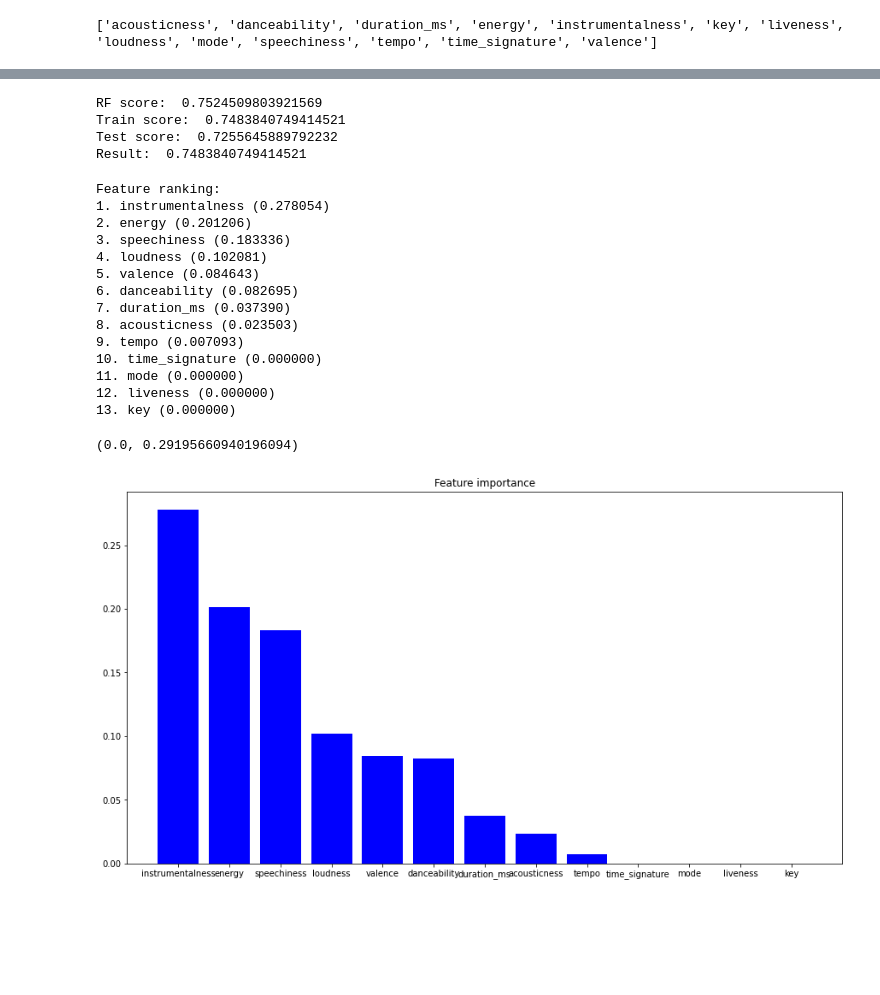
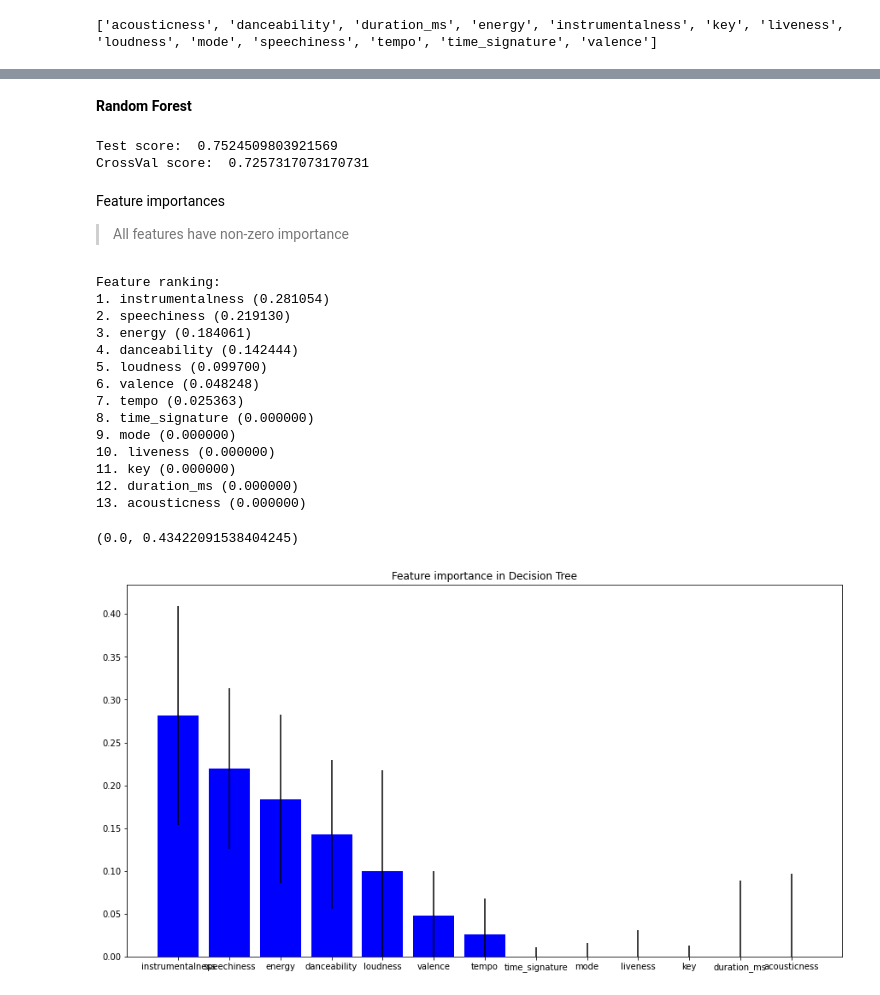
Before and after one commit to he16946/Data_Labs, a Jupyter notebook: Spotify.ipynb, the cells around one changed output, grey strips where cells are left out. Cells and saved outputs as stored; diff of their text form; code cells hidden in the pictures; blank space fills up the shorter version.

```diff
--- a/Spotify.ipynb
+++ b/Spotify.ipynb
@@ -126,0 +193,16 @@ Test score:  0.7182174043962661
+# %%
+importances = dt.feature_importances_
+indices = np.argsort(importances)[::-1]
+
+print("Feature ranking:")
+for f in range(x.shape[1]):
+  print("%d. %s (%f)" % (f + 1, features[indices[f]], importances[indices[f]]))
+
+fig = plt.figure()
+plt.title("Feature importance in Decision Tree")
+plt.bar(range(x.shape[1]), importances[indices], color="b", align="center")
+plt.xticks(range(x.shape[1]), np.array(features)[indices])
+plt.xlim([-1, x.shape[1]])
+fig.set_size_inches(15, 8)
+axes = plt.gca()
+axes.set_ylim([0, None])
@@ -127,45 +226,48 @@ Test score:  0.7182174043962661
+# %% [markdown]
+**Random Forest**
 # %%
 rf = RandomForestClassifier(n_estimators = 100, max_depth = 4, random_state = 32)
 rf.fit(x_train, y_train)
-print("RF score: ", rf.score(x_test, y_test))
-print("Train score: ", cross_validate(rf, x_train, y_train)['test_score'].mean())
-print("Test score: ", cross_validate(rf, x_test, y_test)['test_score'].mean())
+print("Test score: ", rf.score(x_test, y_test))
+print("CrossVal score: ", cross_validate(rf, x_test, y_test, cv = 10)['test_score'].mean())
 # %% [output]
-RF score:  0.7524509803921569
-Train score:  0.7483840749414521
-Test score:  0.7255645889792232
-Result:  0.7483840749414521
+Test score:  0.7524509803921569
+CrossVal score:  0.7257317073170731
+# %% [markdown]
+Feature importances
+
+> All features have non-zero importance
 # %%
-dt.fit(x, y)
 importances = dt.feature_importances_
+std = np.std([tree.feature_importances_ for tree in rf.estimators_], axis=0)
 indices = np.argsort(importances)[::-1]
 
 print("Feature ranking:")
 for f in range(x.shape[1]):
   print("%d. %s (%f)" % (f + 1, features[indices[f]], importances[indices[f]]))
 
 fig = plt.figure()
-plt.title("Feature importance")
-plt.bar(range(x.shape[1]), importances[indices], color="b", align="center")
+plt.title("Feature importance in Decision Tree")
+plt.bar(range(x.shape[1]), importances[indices], color="b", yerr=std[indices],align="center")
 plt.xticks(range(x.shape[1]), np.array(features)[indices])
 plt.xlim([-1, x.shape[1]])
 fig.set_size_inches(15, 8)
 axes = plt.gca()
 axes.set_ylim([0, None])
 # %% [output]
 Feature ranking:
-1. instrumentalness (0.278054)
-2. energy (0.201206)
-3. speechiness (0.183336)
-4. loudness (0.102081)
-5. valence (0.084643)
-6. danceability (0.082695)
-7. duration_ms (0.037390)
-8. acousticness (0.023503)
-9. tempo (0.007093)
-10. time_signature (0.000000)
-11. mode (0.000000)
-12. liveness (0.000000)
-13. key (0.000000)
+1. instrumentalness (0.281054)
+2. speechiness (0.219130)
+3. energy (0.184061)
+4. danceability (0.142444)
+5. loudness (0.099700)
+6. valence (0.048248)
+7. tempo (0.025363)
+8. time_signature (0.000000)
+9. mode (0.000000)
+10. liveness (0.000000)
+11. key (0.000000)
+12. duration_ms (0.000000)
+13. acousticness (0.000000)
-(0.0, 0.29195660940196094)
+(0.0, 0.43422091538404245)
-[figure, old version]
+[figure, new version]
```
Also changed, not shown: parts of 17 cells of this notebook.
